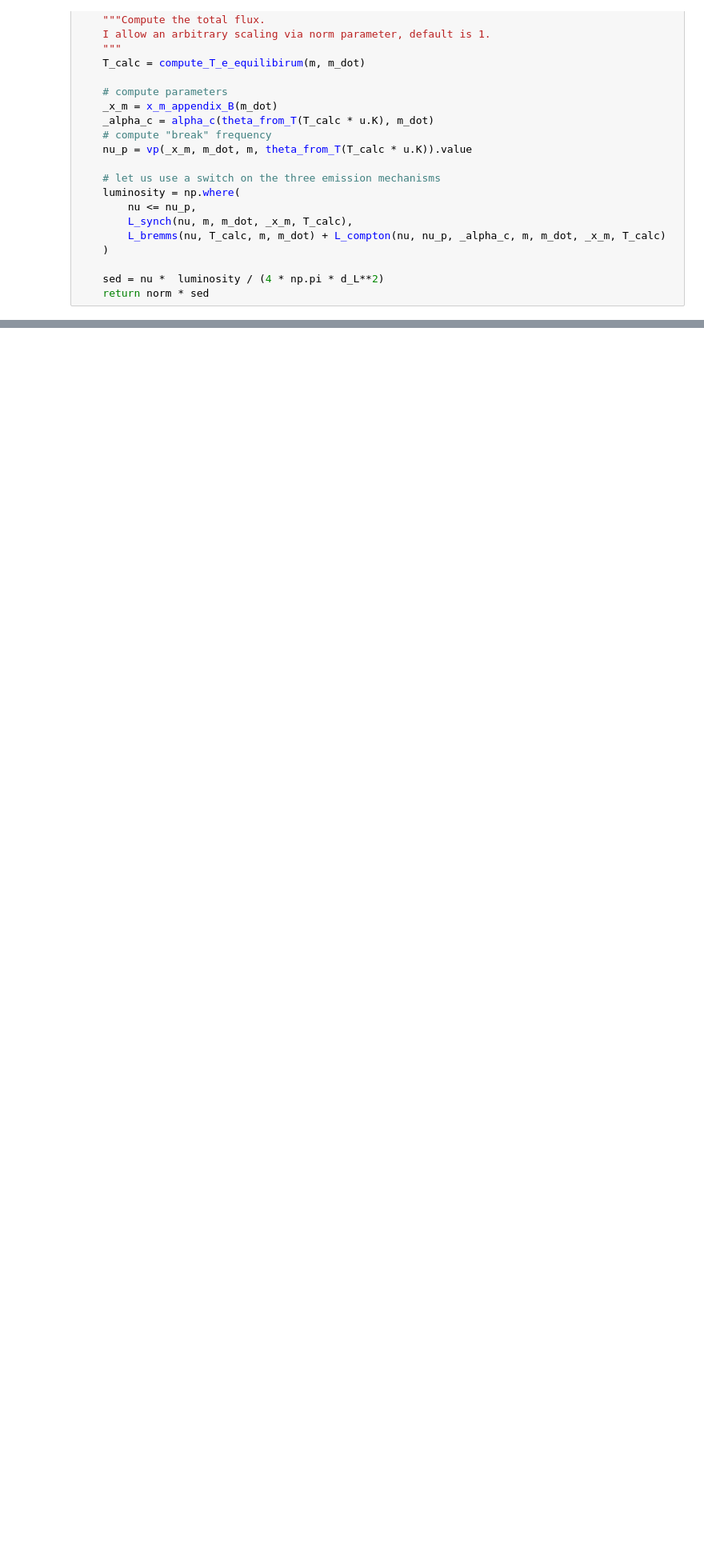
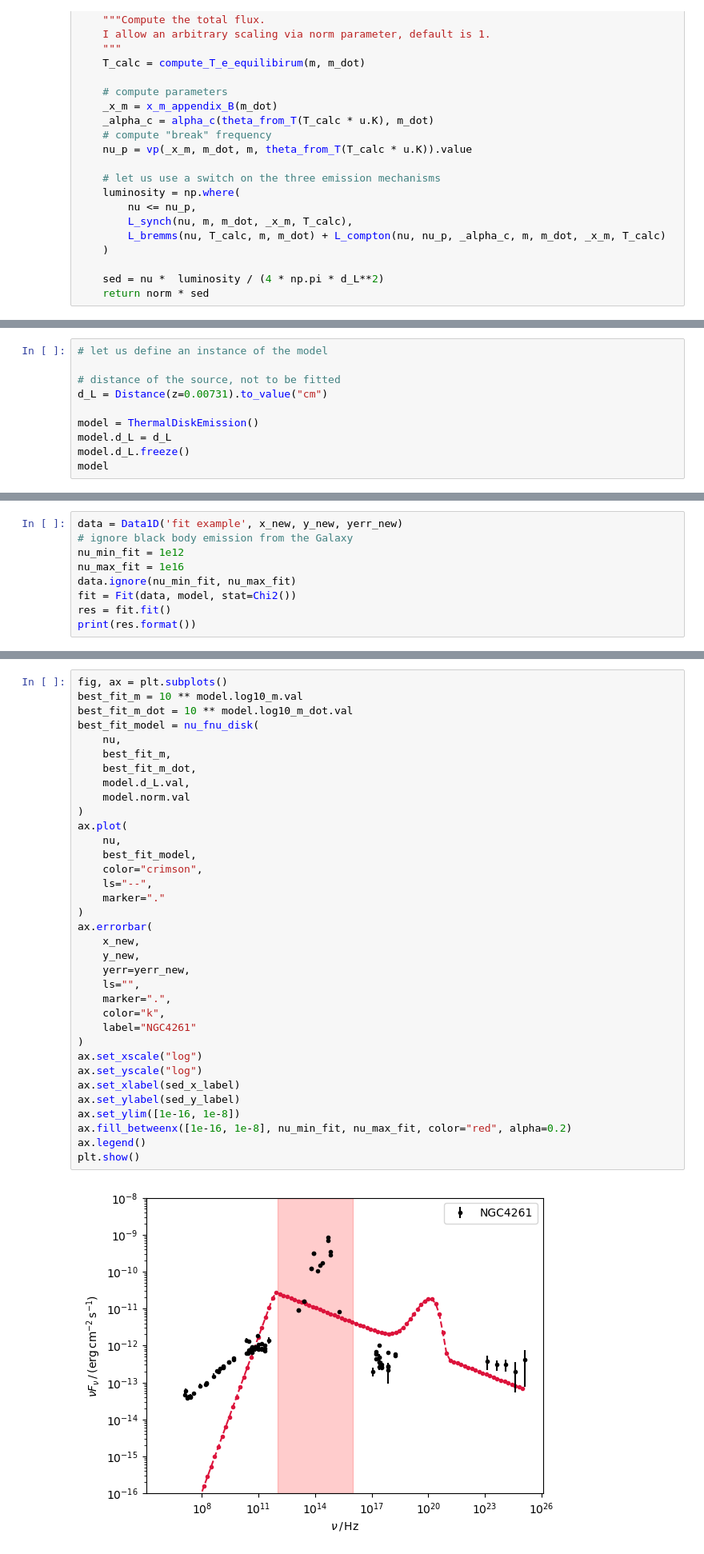
Before and after one commit to ArnauSanuy/Arnau, a Jupyter notebook: fit_disk_emission.ipynb, the cells around one changed output, grey strips where cells are left out. Shown at 80% size. Drawn from its saved outputs; the diff is of its cells as text; blank space fills up the shorter version.

```diff
--- a/fit_disk_emission.ipynb
+++ b/fit_disk_emission.ipynb
@@ -146,0 +251,10 @@ class DiskEmission(RegriddableModel1D):
+# %%
+# let us define an instance of the model
+
+# distance of the source, not to be fitted
+d_L = Distance(z=0.00731).to_value("cm")
+
+model = ThermalDiskEmission()
+model.d_L = d_L
+model.d_L.freeze()
+model
@@ -146,0 +270,9 @@ class DiskEmission(RegriddableModel1D):
+# %%
+data = Data1D('fit example', x_new, y_new, yerr_new)
+# ignore black body emission from the Galaxy
+nu_min_fit = 1e12
+nu_max_fit = 1e16
+data.ignore(nu_min_fit, nu_max_fit)
+fit = Fit(data, model, stat=Chi2())
+res = fit.fit()
+print(res.format())
@@ -146,0 +292,37 @@ class DiskEmission(RegriddableModel1D):
+# %%
+fig, ax = plt.subplots()
+best_fit_m = 10 ** model.log10_m.val
+best_fit_m_dot = 10 ** model.log10_m_dot.val
+best_fit_model = nu_fnu_disk(
+    nu,
+    best_fit_m,
+    best_fit_m_dot,
+    model.d_L.val,
+    model.norm.val
+)
+ax.plot(
+    nu,
+    best_fit_model,
+    color="crimson",
+    ls="--",
+    marker="."
+)
+ax.errorbar(
+    x_new,
+    y_new,
+    yerr=yerr_new,
+    ls="",
+    marker=".",
+    color="k",
+    label="NGC4261"
+)
+ax.set_xscale("log")
+ax.set_yscale("log")
+ax.set_xlabel(sed_x_label)
+ax.set_ylabel(sed_y_label)
+ax.set_ylim([1e-16, 1e-8])
+ax.fill_betweenx([1e-16, 1e-8], nu_min_fit, nu_max_fit, color="red", alpha=0.2)
+ax.legend()
+plt.show()
+# %% [output]
+[figure, added]
```
Also changed, not shown: parts of 5 cells of this notebook.
